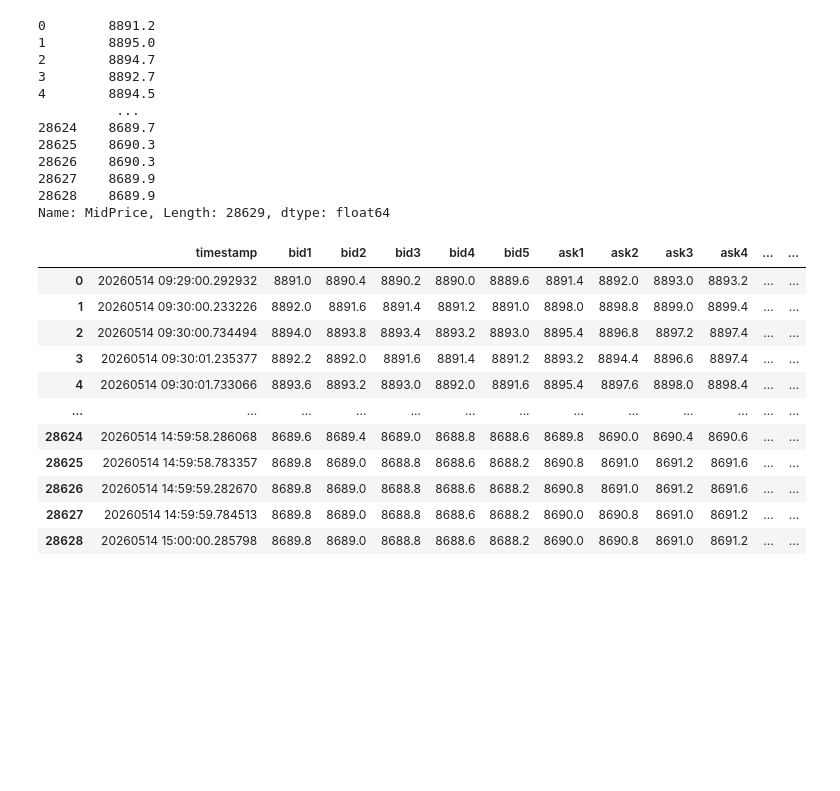
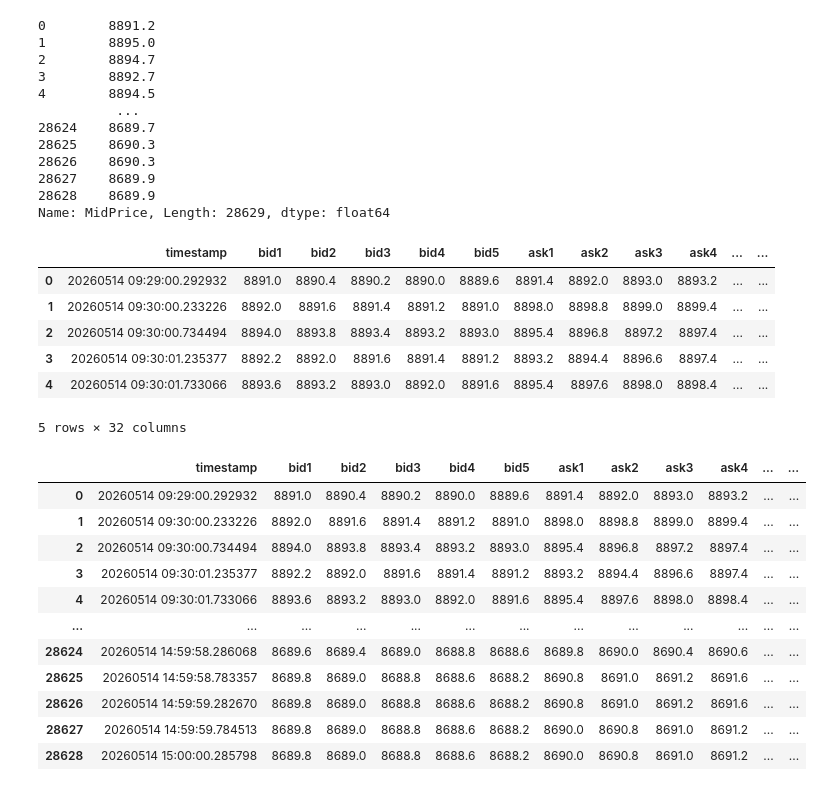
Before and after one commit to MatthewChang3721/DeepLOB, a Jupyter notebook: DeepLOB_demo.ipynb, the cells around one changed output. Cells and saved outputs as stored; diff of their text form; code cells hidden in the pictures; blank space fills up the shorter version.

```diff
--- a/DeepLOB_demo.ipynb
+++ b/DeepLOB_demo.ipynb
@@ -40,6 +40,19 @@ df['MidPrice']
 28627    8689.9
 28628    8689.9
 Name: MidPrice, Length: 28629, dtype: float64
+# %%
+for i in range(1,6):
+    df[f'askcumSize{i}'] = df[f'askSize{i}'] + (df[f'askcumSize{i-1}'] if i != 1 else 0)
+    df[f'bidcumSize{i}'] = df[f'bidSize{i}'] + (df[f'bidcumSize{i-1}'] if i != 1 else 0)
+df.head()
+# %% [output]
+|  | timestamp | bid1 | bid2 | bid3 | bid4 | bid5 | ask1 | ask2 | ask3 | ask4 | ... | ... |
+| 0 | 20260514 09:29:00.292932 | 8891.0 | 8890.4 | 8890.2 | 8890.0 | 8889.6 | 8891.4 | 8892.0 | 8893.0 | 8893.2 | ... | ... |
+| 1 | 20260514 09:30:00.233226 | 8892.0 | 8891.6 | 8891.4 | 8891.2 | 8891.0 | 8898.0 | 8898.8 | 8899.0 | 8899.4 | ... | ... |
+| 2 | 20260514 09:30:00.734494 | 8894.0 | 8893.8 | 8893.4 | 8893.2 | 8893.0 | 8895.4 | 8896.8 | 8897.2 | 8897.4 | ... | ... |
+| 3 | 20260514 09:30:01.235377 | 8892.2 | 8892.0 | 8891.6 | 8891.4 | 8891.2 | 8893.2 | 8894.4 | 8896.6 | 8897.4 | ... | ... |
+| 4 | 20260514 09:30:01.733066 | 8893.6 | 8893.2 | 8893.0 | 8892.0 | 8891.6 | 8895.4 | 8897.6 | 8898.0 | 8898.4 | ... | ... |
+5 rows × 32 columns
 # %%
 def price_micro(df, level: int):
     price_cols = [f'bid{level}', f'ask{level}']
```
Also changed, not shown: parts of 9 cells of this notebook, 2 other files.
